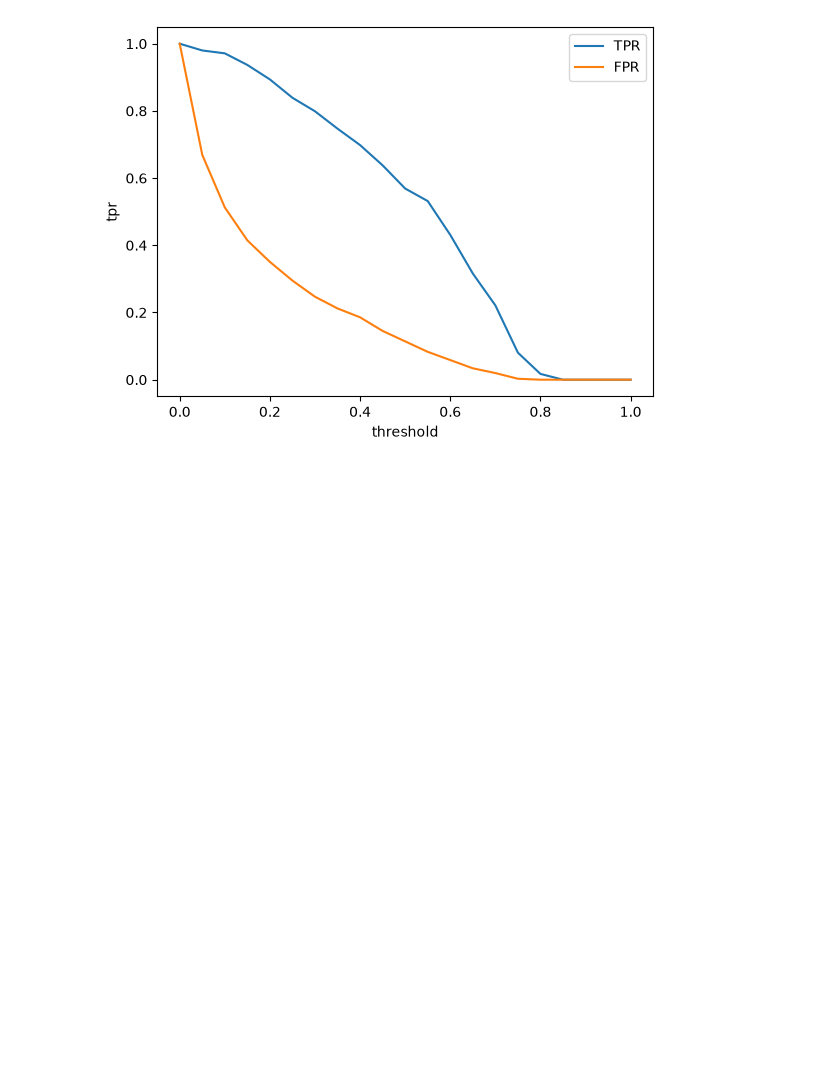
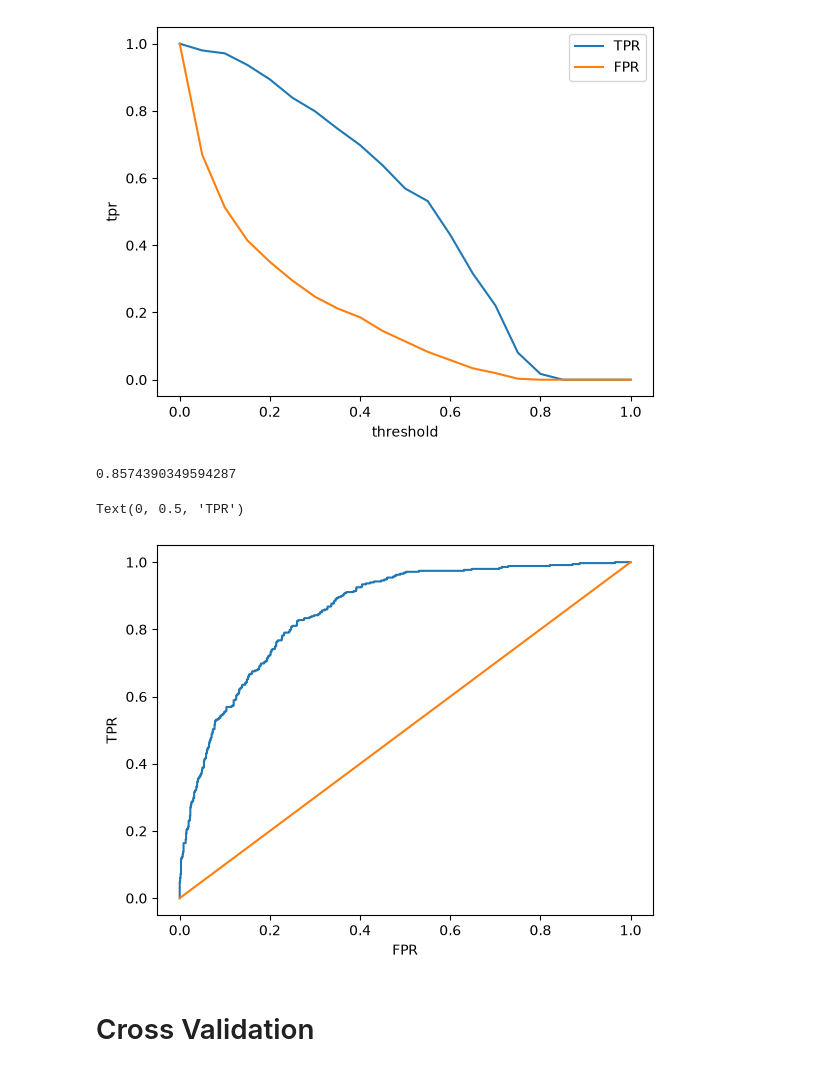
Before and after one commit to Ashwin-EU/Machine-Learning-Refresher, a Jupyter notebook: 03-Classification/classification.ipynb, the cells around one changed output. Saved outputs shown, nothing was run; the diff lists cells and outputs as text; code cells hidden in the pictures; blank space fills up the shorter version.

Commit message:
Updated churn prediction model end-to-end

```diff
--- a/03-Classification/classification.ipynb
+++ b/03-Classification/classification.ipynb
@@ -494,8 +494,18 @@ sns.lineplot(data=df_roc, x='threshold', y = 'fpr', label = 'FPR')
 <Axes: xlabel='threshold', ylabel='tpr'>
 [figure]
 # %%
-#Random Model
-y_rand = np.random.uniform(0,1,size = len(df_test))
-accuracy = (y_test == churn).mean()
-print(f'Random Model Accuracy: {accuracy:.3f}')
-c
+from sklearn.metrics import roc_curve, auc
+fpr, tpr, thresholds = roc_curve(y_test, y_pred)
+auc(fpr, tpr)
+# %% [output]
+0.8574390349594287
+# %%
+plt.plot(fpr, tpr, label = "Model")
+plt.plot([0,1], [0,1], label = 'Random')
+plt.xlabel('FPR')
+plt.ylabel('TPR')
+# %% [output]
+Text(0, 0.5, 'TPR')
+[figure, added]
+# %% [markdown]
+# Cross Validation
```
Also changed, not shown: parts of 16 cells of this notebook.
